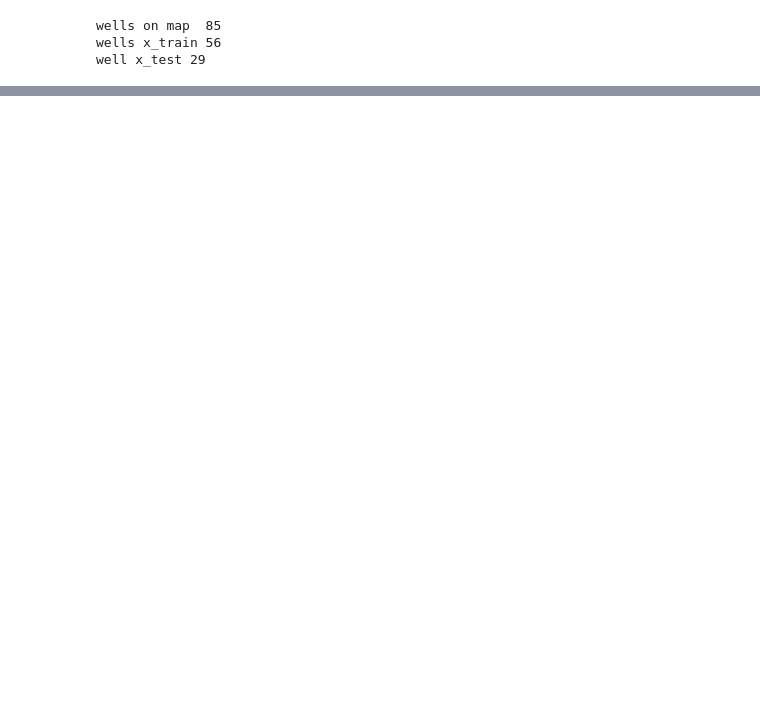
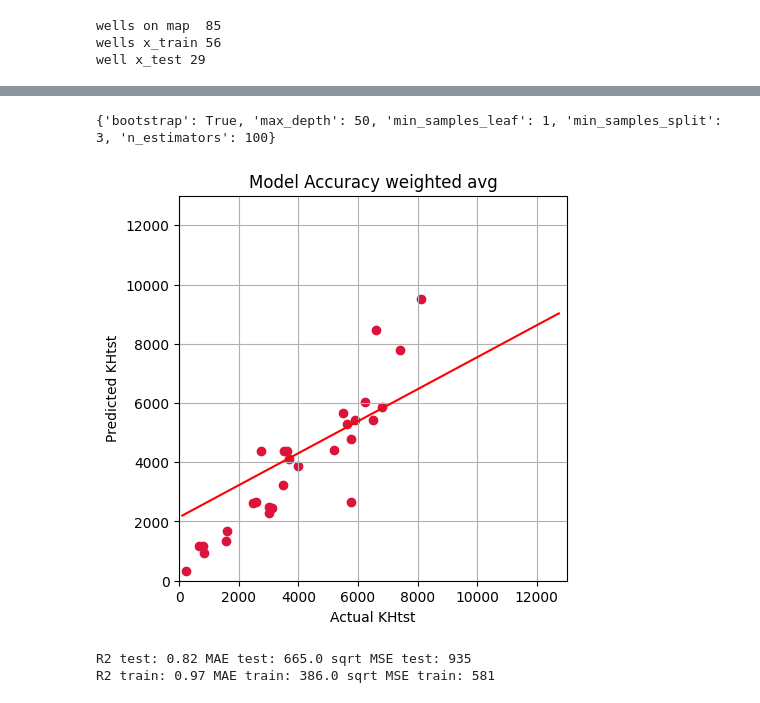
Before and after one commit to nadirzeynall/SPP_eilink, a Jupyter notebook: ACG_wells_JOİNT_BEST.ipynb, the cells around one changed output, grey strips where cells are left out. Cells and saved outputs as stored; diff of their text form; code cells hidden in the pictures; blank space fills up the shorter version.

```diff
--- a/ACG_wells_JOİNT_BEST.ipynb
+++ b/ACG_wells_JOİNT_BEST.ipynb
@@ -2060,6 +2156,3 @@ mlflow.set_experiment('SPP_RandForReg')
 # df_results_fin = df_results.set_index('Actual').join(well_khtst.set_index('KHtst')).reset_index()
 # df_results_fin['diff'] = df_results_fin.Actual - df_results_fin.Predicted
 # df_results_fin.sort_values(by='diff')
-# %%
-# X_train/x_test data splitting
-x_train, x_test, y_train, y_test = train_test_split(x, y, test_size=0.33, random_state=42)
@@ -2207,3 +2248,73 @@ feature_importances.join(pd.DataFrame(df_8chg_test_flt.columns), rsuffix='name')
+# %%
+#Gridsearch test run for RandForRegr Bal VIII sand
+RF2 = RandomForestRegressor()
+grid_param_RF2 = {
+    'bootstrap': [True, False],
+    'max_depth': [None, 10, 50, 75, 100, 150, 200, 500],
+    'min_samples_leaf': [1, 2, 3, 5, 10],
+    'min_samples_split': [1, 2, 3, 5, 10, 20],
+    'n_estimators': [10, 25, 50, 100, 200]}
+gd_sr_RF2 = GridSearchCV(estimator = RF2, param_grid = grid_param_RF2, scoring='r2', cv = None, n_jobs = -1)
+gd_sr_RF2.fit(x2_train, y2_train)
+print(gd_sr_RF2.best_params_)
+# %% [output]
+{'bootstrap': True, 'max_depth': 50, 'min_samples_leaf': 1, 'min_samples_split': 3, 'n_estimators': 100}
+# %%
+# RandomForestRegressor for Bal VIII sand weighted avg df_htst_avgprop-dataset
+with mlflow.start_run(run_name='rfm_weighted_avg_gs_r2'):
+      mlflow.set_tag("model_name", "RandForReg")
+      RF_setting = {'bootstrap':True,
+                    'max_depth':50,
+                    'min_samples_leaf':1,
+                    'min_samples_split':3,
+                    'n_estimators':100}
+      RF = RandomForestRegressor(bootstrap= RF_setting['bootstrap'],
+                                 max_depth=RF_setting['max_depth'],
+                                 min_samples_leaf=RF_setting['min_samples_leaf'],
+                                 min_samples_split=RF_setting['min_samples_split'],
+                                 n_estimators=RF_setting['n_estimators'])
+      RF.fit(x2_train, y2_train)
+      #Returning our prediction values for the test data
+      y2_pred_train = RF.predict(x2_train)
+      y2_pred = RF.predict(x2_test)
+      #Combining the actual and predicted values into a single df
+      df_results = pd.DataFrame({'Actual': y2_test, 'Predicted': y2_pred})
+      #Plotting actual vs predicted values
+      plt.figure(num=None, figsize=(5, 5), dpi=100)
+      plt.scatter(df_results['Actual'], df_results['Predicted'], color='crimson')
+      plt.xlabel('Actual KHtst'), plt.ylabel('Predicted KHtst'), plt.title('Model Accuracy weighted avg')
+      plt.xlim(0, 13000), plt.ylim(0, 13000)
+      plt.plot(np.unique(y_test), np.poly1d(np.polyfit(y_test, y_pred, 1))(np.unique(y_test)), color='red')
+      plt.grid()
+      plt.show()
+      r2_test = r2(y2_test, y2_pred)
+      mae_test = mae(y2_test, y2_pred)
+      mse_test = mse(y2_test, y2_pred)
+      print(f'R2 test: {r2_test.round(2)}',
+            f'MAE test: {mae_test.round(0)}',
+            f'sqrt MSE test: {np.sqrt(mse_test.round(0)):.0f}')
+      r2_train = r2(y2_train, y2_pred_train)
+      mae_train = mae(y2_train, y2_pred_train)
+      mse_train = mse(y2_train, y2_pred_train)
+      print(f'R2 train: {r2_train.round(2)}',
+            f'MAE train: {mae_train.round(0)}',
+            f'sqrt MSE train: {np.sqrt(mse_train.round(0)):.0f}')
+
+      mlflow.log_param("bootstrap", RF_setting['bootstrap'])
+      mlflow.log_param("max_depth", RF_setting['max_depth'])
+      mlflow.log_param("min_samples_leaf", RF_setting['min_samples_leaf'])
+      mlflow.log_param("min_samples_split", RF_setting['min_samples_split'])
+      mlflow.log_param("n_estimators", RF_setting['n_estimators'])
+
+      mlflow.log_metric("r2_test", r2_test)
+      mlflow.log_metric("mae_test", mae_test)
+      mlflow.log_metric("mse_test", mse_test)
+
+      mlflow.sklearn.log_model(RF, "RFR_models")
+# %% [output]
+[figure, added]
+R2 test: 0.82 MAE test: 665.0 sqrt MSE test: 935
+R2 train: 0.97 MAE train: 386.0 sqrt MSE train: 581
 # %%
 # # v1 Split train vs test dataframe for separately for Bal VIII sand
 # def select_random_Ns(l, p):
```
Also changed, not shown: parts of 18 cells of this notebook.
